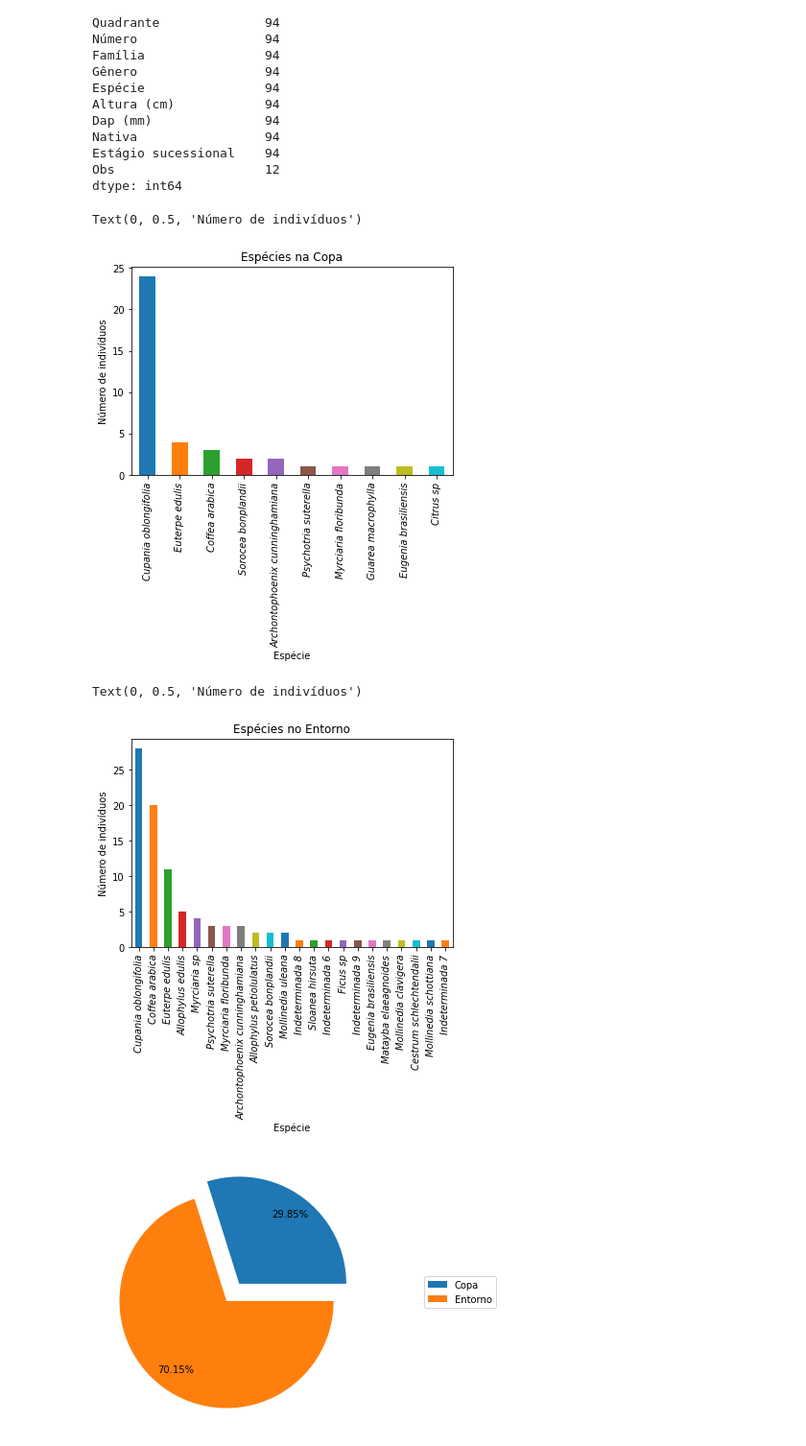
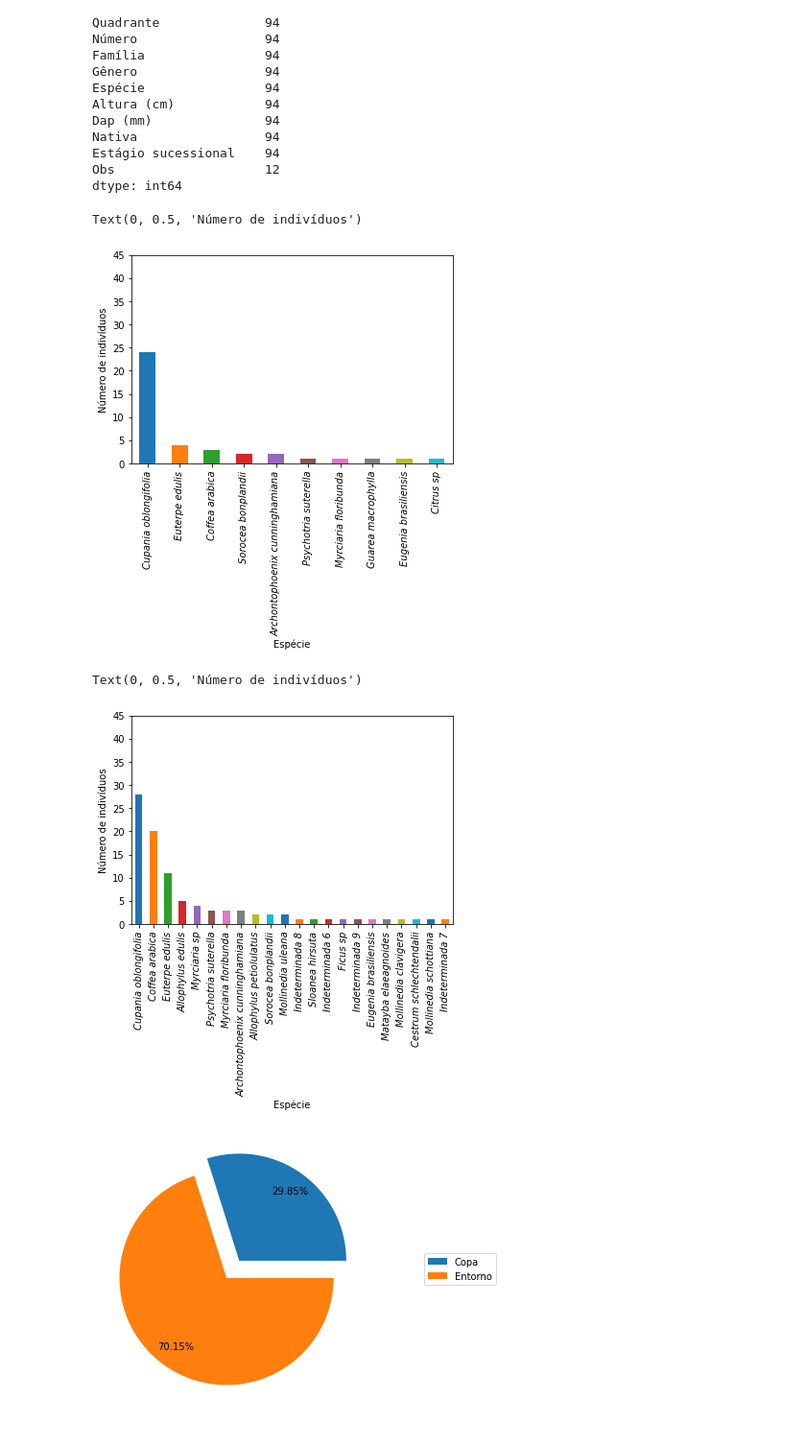
Before and after one commit to taniagmangolini/PalmeiraLequeDaChinaPEC, a Jupyter notebook: analise_palm_6m.ipynb, the cells around one changed output. Shown: that part at 96% size. Cells and saved outputs as stored; diff of their text form; code cells hidden in the pictures.

```diff
--- a/analise_palm_6m.ipynb
+++ b/analise_palm_6m.ipynb
@@ -310,24 +310,24 @@ dtype: int64
 # %%
 # gráfico de barras da area das especies da area da copa ordenadas de forma descendente
 plot_copa = df_without_nan[df_without_nan['Área'] == 'Copa']
 plot_copa =  plot_copa[~plot_copa['Espécie'].isin(['Pendente'] )]
 plot_copa = plot_copa.groupby('Espécie')['Número'].count()
 plot_copa = plot_copa[plot_copa > 0]
 plot_copa = plot_copa.sort_values(ascending = False)
 
 cmap = plt.cm.tab10
 colors = cmap(np.arange(len(df)) % cmap.N)
 
 ax = plt.figure().gca()
 ax = plot_copa.plot.bar(color=colors)
 ax.yaxis.set_major_locator(MaxNLocator(integer=True))
-plt.yticks(np.arange(0, 30, 5))
+plt.yticks(np.arange(0, 50, 5))
 plt.xticks(fontstyle='italic')
-plt.title ("Espécies na Copa")
+#plt.title ("Espécies na Copa")
 plt.ylabel("Número de indivíduos")
 # %% [output]
 Text(0, 0.5, 'Número de indivíduos')
-[figure, old version]
+[figure, new version]
 # %%
 # gráfico de barras da area das especies da area do entorno ordenadas de forma descendente
 plot_entorno = df_without_nan[['Área','Espécie','Número']]
@@ -342,13 +342,13 @@ colors = cmap(np.arange(len(df)) % cmap.N)
 ax = plt.figure().gca()
 ax = plot_entorno.plot.bar(color=colors)
 ax.yaxis.set_major_locator(MaxNLocator(integer=True))
-plt.yticks(np.arange(0, 30, 5))
+plt.yticks(np.arange(0, 50, 5))
 plt.xticks(fontstyle='italic')
-plt.title ("Espécies no Entorno")
+#plt.title ("Espécies no Entorno")
 plt.ylabel("Número de indivíduos")
 # %% [output]
 Text(0, 0.5, 'Número de indivíduos')
-[figure, old version]
+[figure, new version]
 # %%
 # percentual de indivíduos arbóreos regenerantes sob a copa de palmeiras Livistona chinensis de 6 m de altura e no entorno delas.
 
```
Also changed, not shown: parts of 7 cells of this notebook, 2 other files.
